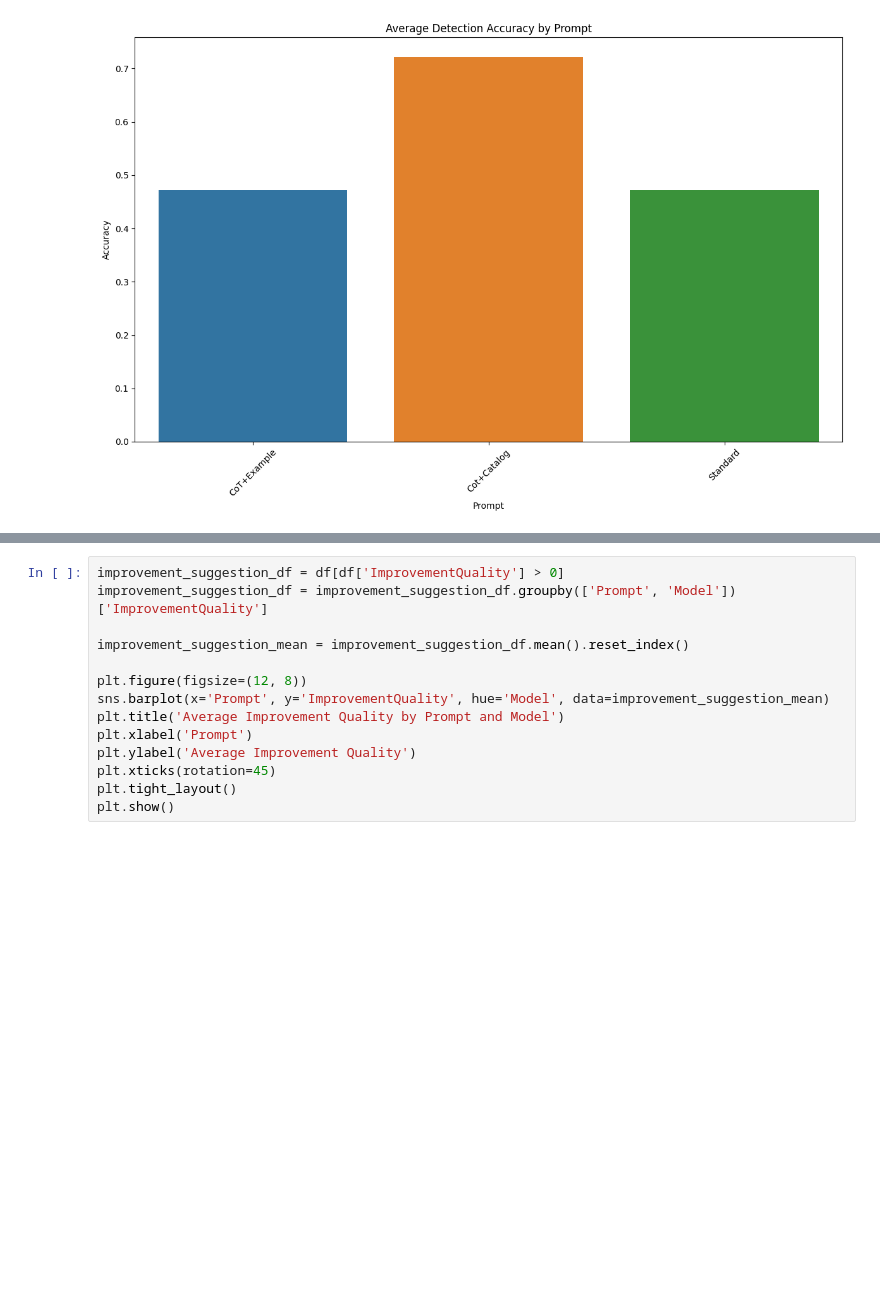
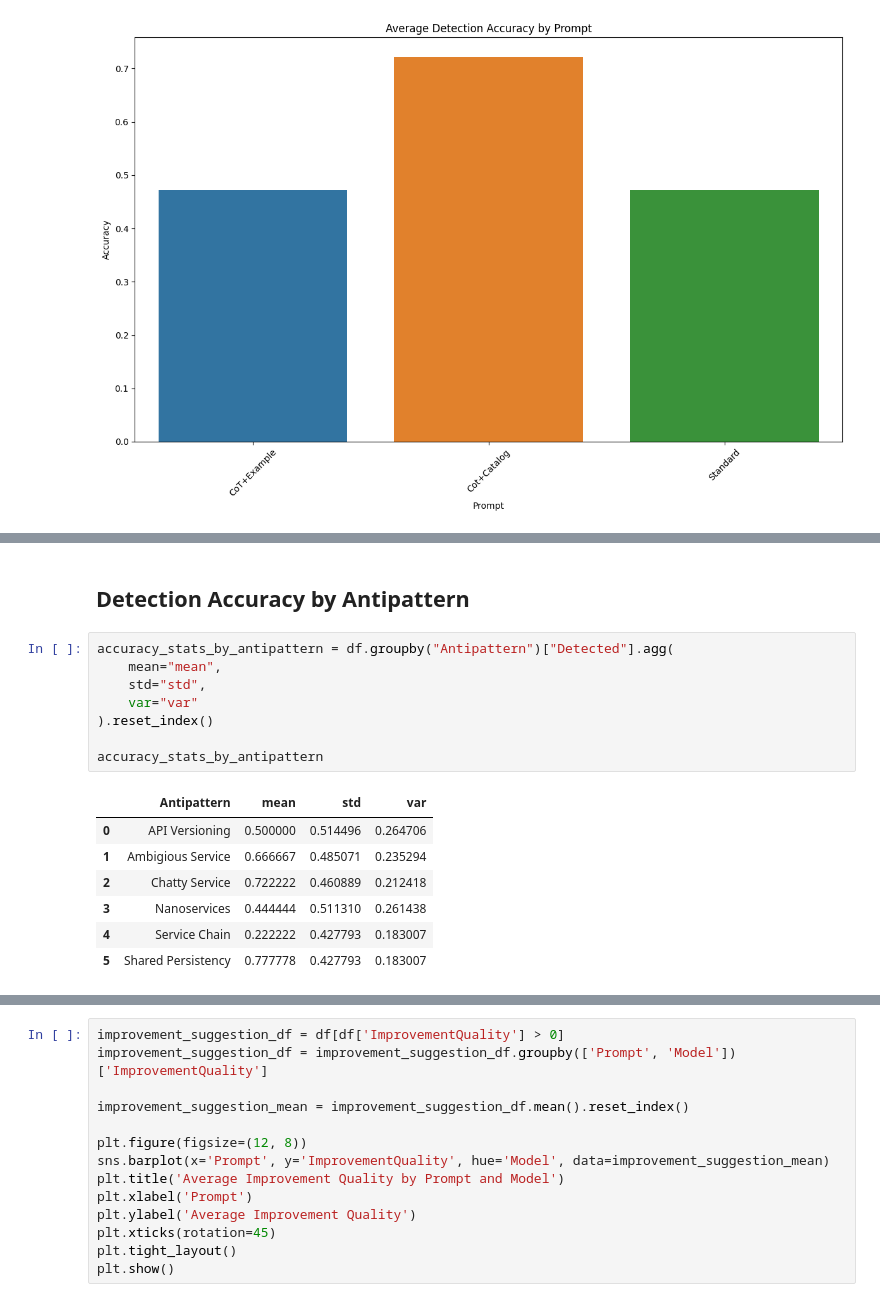
Before and after one commit to fapfaff/ai-detection-of-architectural-antipatterns, a Jupyter notebook: evaluation/evaluation.ipynb, the cells around one changed output, grey strips where cells are left out. Cells and saved outputs as stored; diff of their text form; blank space fills up the shorter version.

```diff
--- a/evaluation/evaluation.ipynb
+++ b/evaluation/evaluation.ipynb
@@ -76,2 +157,20 @@ plt.show()
+# %% [markdown]
+## Detection Accuracy by Antipattern
+# %%
+accuracy_stats_by_antipattern = df.groupby("Antipattern")["Detected"].agg(
+    mean="mean",
+    std="std",
+    var="var"
+).reset_index()
+
+accuracy_stats_by_antipattern
+# %% [output]
+|  | Antipattern | mean | std | var |
+| 0 | API Versioning | 0.500000 | 0.514496 | 0.264706 |
+| 1 | Ambigious Service | 0.666667 | 0.485071 | 0.235294 |
+| 2 | Chatty Service | 0.722222 | 0.460889 | 0.212418 |
+| 3 | Nanoservices | 0.444444 | 0.511310 | 0.261438 |
+| 4 | Service Chain | 0.222222 | 0.427793 | 0.183007 |
+| 5 | Shared Persistency | 0.777778 | 0.427793 | 0.183007 |
 # %%
 accuracy_by_antipattern = df.groupby("Antipattern")["Detected"].mean().reset_index()
```
Also changed, not shown: parts of 15 cells of this notebook, 1 other file.
